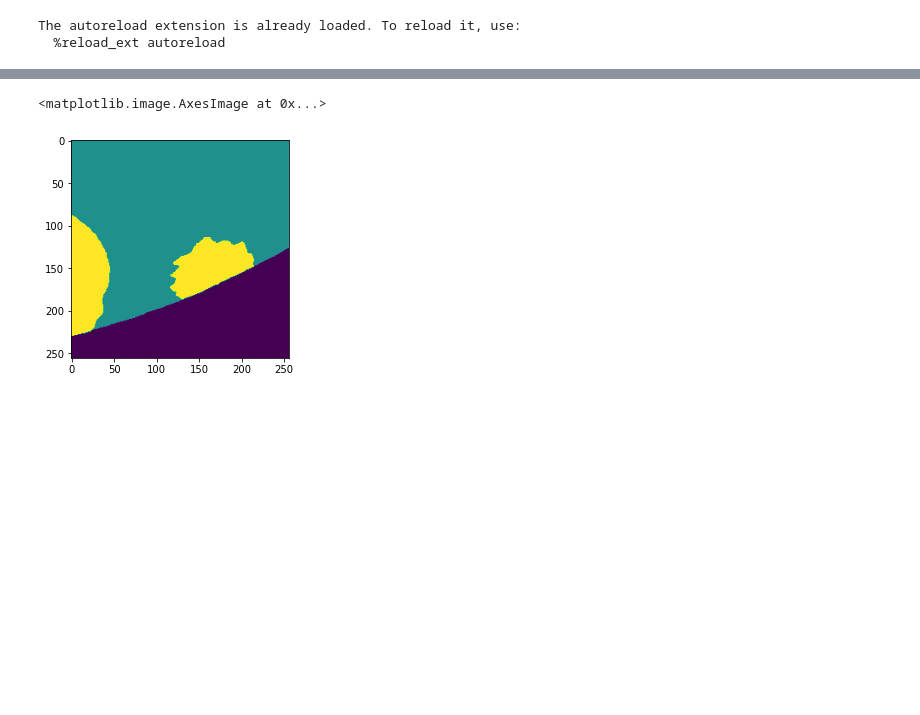
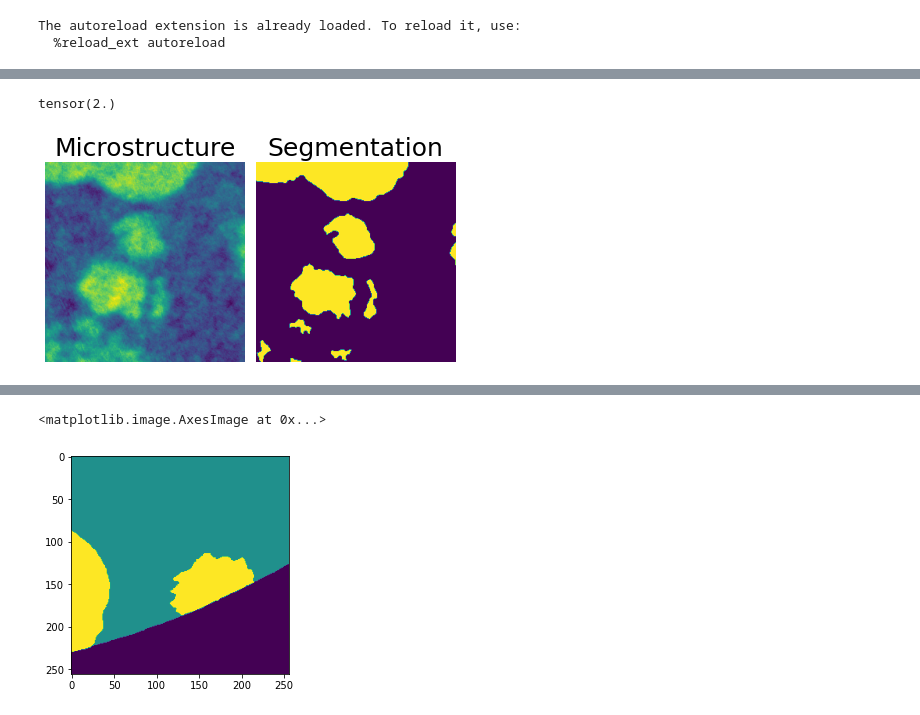
Before and after one commit to laura-rieger/segmenter, a Jupyter notebook: src/MakePresentatrion.ipynb, the cells around one changed output, grey strips where cells are left out. Cells and saved outputs as stored; diff of their text form; code cells hidden in the pictures; blank space fills up the shorter version.

```diff
--- a/src/MakePresentatrion.ipynb
+++ b/src/MakePresentatrion.ipynb
@@ -41,0 +144,20 @@ The autoreload extension is already loaded. To reload it, use:
+# %%
+test_set[my_idxs[idx]][1].max()
+# %% [output]
+tensor(2.)
+# %%
+idx =4
+
+fig, axes  = plt.subplots(ncols =2)
+axes[0].axis('off')
+axes[0].set_title("Microstructure", fontsize= 25)
+axes[1].set_title("Segmentation", fontsize= 25)
+axes[0].imshow(test_set[my_idxs[idx]][0][0])
+axes[1].axis('off')
+
+axes[1].imshow(test_set[my_idxs[idx]][1])
+plt.tight_layout()
+fig.savefig(oj(fig_path, 'part_img.png'))
+fig.savefig(oj(fig_path, 'part_img.pdf'))
+# %% [output]
+[figure, added]
```
Also changed, not shown: parts of 33 cells of this notebook, 9 other files.
